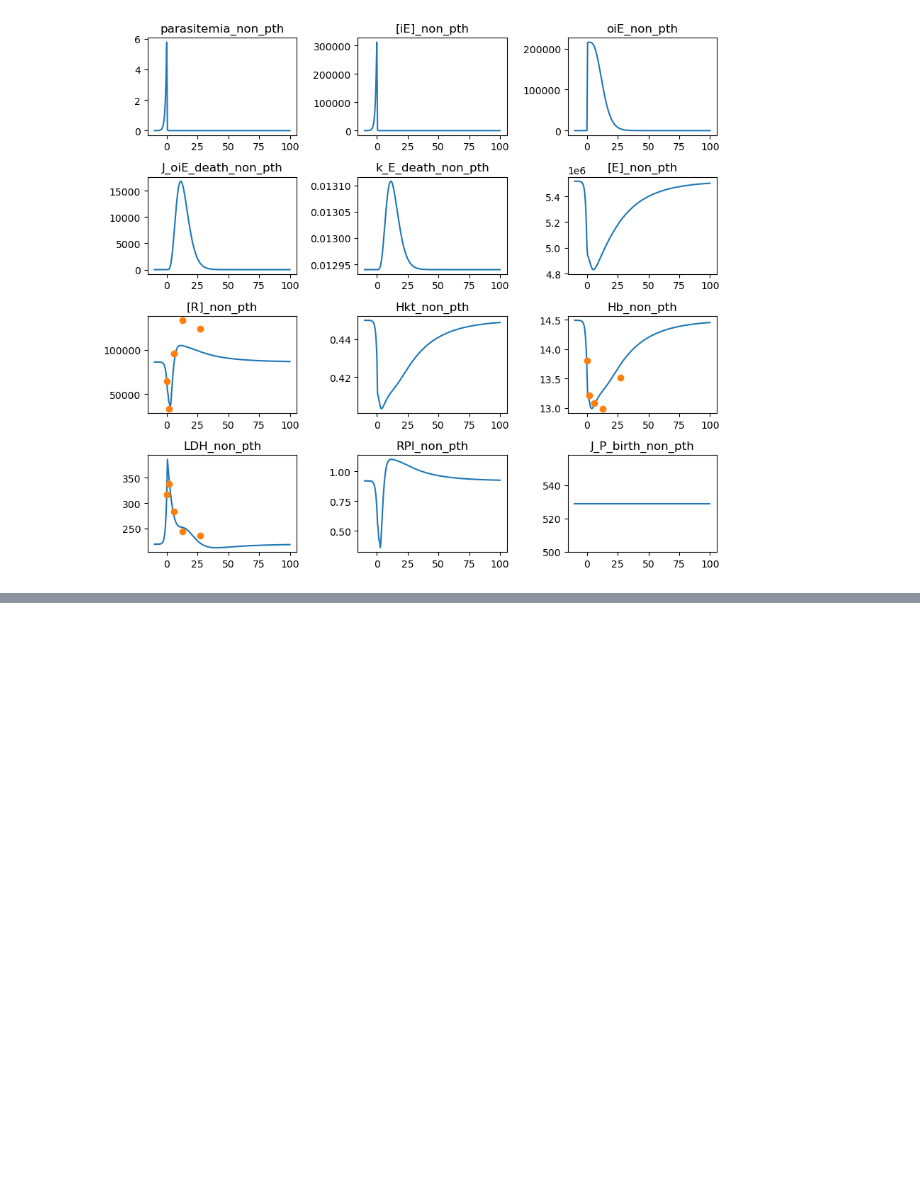
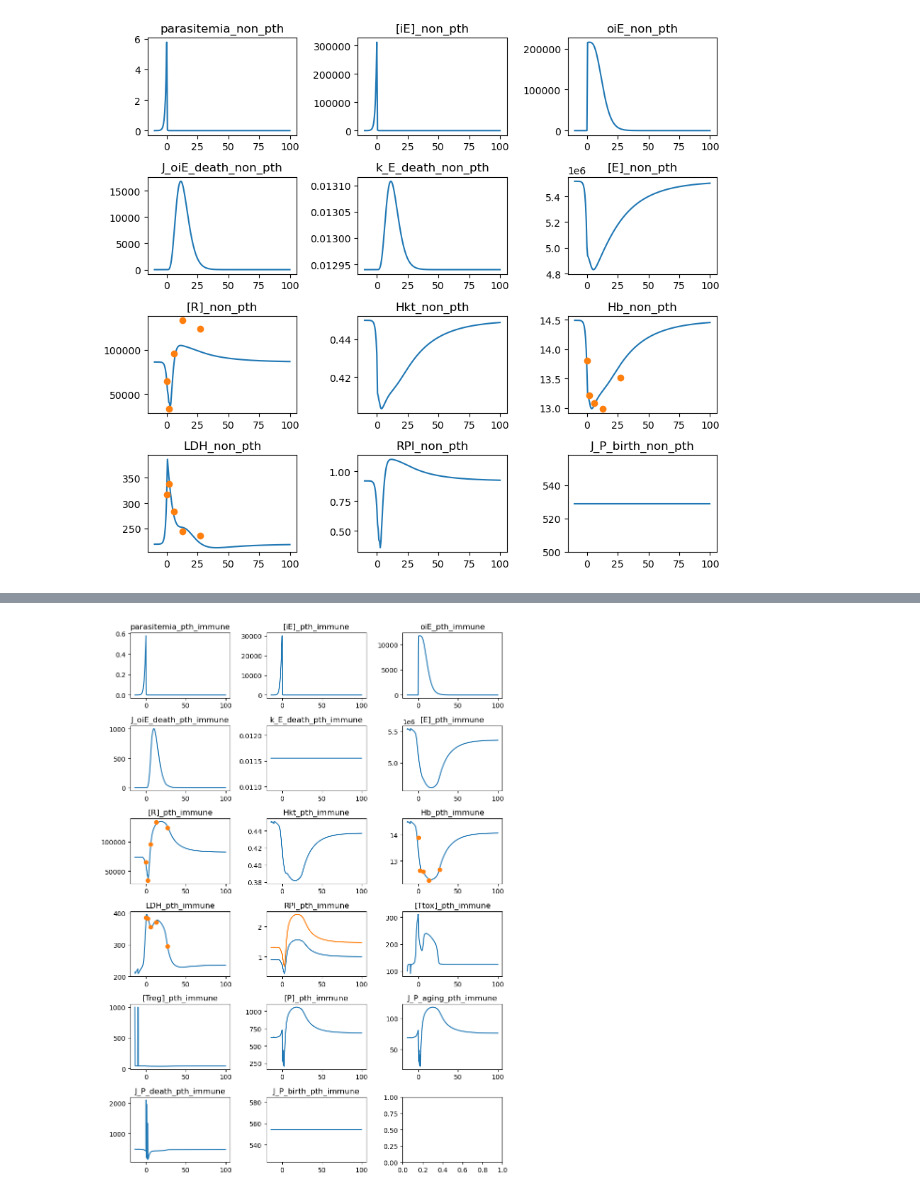
Before and after one commit to Nexia23/PTH_model_chapter, a Jupyter notebook: notebooks/estimation_results.ipynb, the cells around one changed output, grey strips where cells are left out. Cells and saved outputs as stored; diff of their text form; code cells hidden in the pictures; blank space fills up the shorter version.

Commit message:
added function simulation2 to calc steady state + added Hapto and immune model results

```diff
--- a/notebooks/estimation_results.ipynb
+++ b/notebooks/estimation_results.ipynb
@@ -10,8 +59,8 @@ import os
 # %% [markdown]
 ### Load all data relevant for analysis
 # %%
-pth_model = te.loada('../LCT_model/LCT_OIE.ant')
-non_pth_model = te.loada('../LCT_model/LCT_OIE.ant')
+pth_model = te.loada('../LCT_model/general_LCT_OIE.ant')
+non_pth_model = te.loada('../LCT_model/general_LCT_OIE.ant')
 
 data = pd.read_csv('../datasets/OIE_data.csv')
 
@@ -126,0 +258,30 @@ plt.show()
+# %%
+## plot results
+observables = ['parasitemia', '[iE]', 'oiE', 'J_oiE_death', 'k_E_death',
+               '[E]', '[R]', 'Hkt' ,'Hb', 'LDH','RPI','[Ttox]','[Treg]','[P]',
+               'J_P_aging', 'J_P_death',"J_P_birth"]
+
+n_cols = 3
+n_rows = int(np.ceil(len(observables)/n_cols))
+
+fig, ax = plt.subplots(n_rows, n_cols, squeeze=True, figsize=(n_cols*3, n_rows*2))
+
+for i, obs in enumerate(observables):
+    row = i//n_cols
+    col = i%n_cols
+    #ax[row, col].plot(pth_res_df['time'], pth_res_df[obs], label='no BH')
+    ax[row, col].plot(pth_res_df['time'], pth_res_df[obs])
+
+    ax[row, col].set_title(obs+f"_pth_{name}")
+    #ax[row, col].legend()
+ax[3,0].plot(fit_data_pth['Time'], fit_data_pth['LDH_mean'], 'o', label='data')
+ax[2,2].plot(fit_data_pth['Time'], fit_data_pth['Hb_mean'], 'o', label='data')
+ax[2,0].plot(fit_data_pth['Time'], fit_data_pth['[R]_mean'], 'o', label='data')
+# maturation time = 1, assumption Hkt does go underneath 0.4, in model
+rpi_calc = (pth_res_df['[R]'] / (pth_res_df['[R]'] + pth_res_df['[E]']+pth_res_df['[iE]'] + pth_res_df['oiE'])) * pth_res_df['Hkt'] / (0.45*0.01)
+ax[3, 1].plot(pth_res_df['time'], rpi_calc)
+
+plt.tight_layout()
+plt.show()
+# %% [output]
+[figure, added]
```
Also changed, not shown: parts of 11 cells of this notebook.
